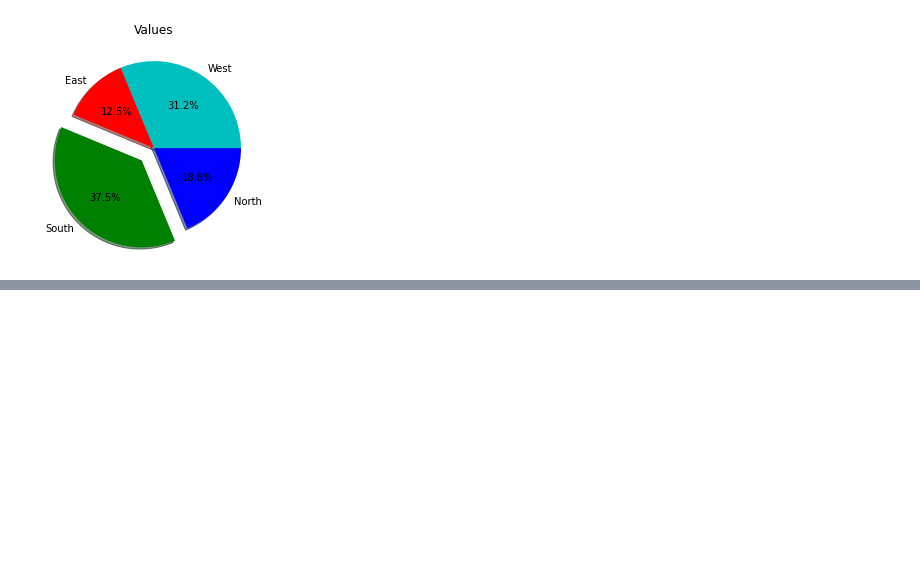
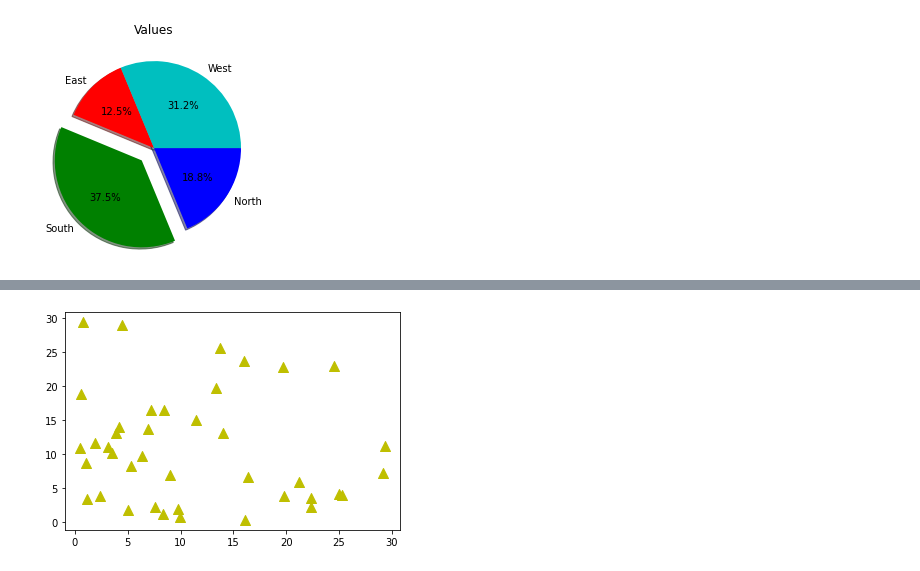
Before and after one commit to dbach787/Python, a Jupyter notebook: Data_Science_with_Python.ipynb, the cells around one changed output, grey strips where cells are left out. Saved outputs shown, nothing was run; the diff lists cells and outputs as text; code cells hidden in the pictures; blank space fills up the shorter version.

```diff
--- a/Data_Science_with_Python.ipynb
+++ b/Data_Science_with_Python.ipynb
@@ -91,0 +119,11 @@ plt.show()
+# %%
+import numpy as np
+import matplotlib.pyplot as plt
+%matplotlib inline
+
+x = 30 * np.random.rand(40)
+y = 30 * np.random.rand(40)
+plt.scatter(x, y, s=[100], marker='^', c='y')
+plt.show()
+# %% [output]
+[figure, added]
```
Also changed, not shown: parts of 4 cells of this notebook.
